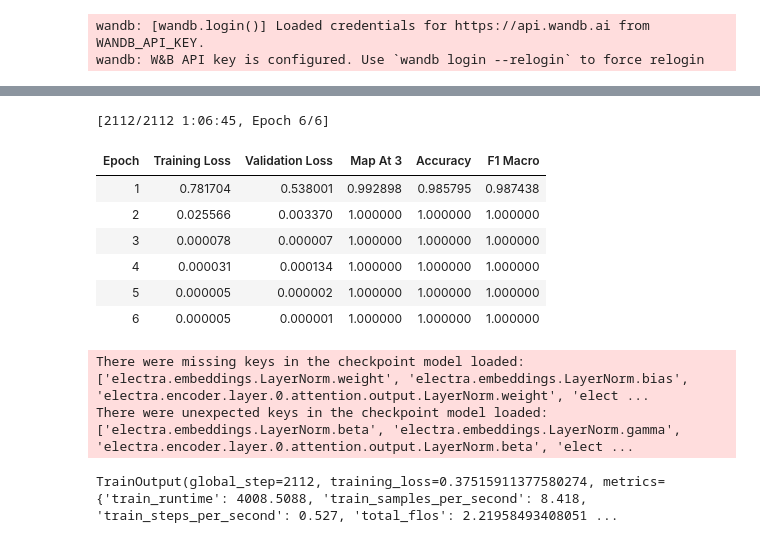
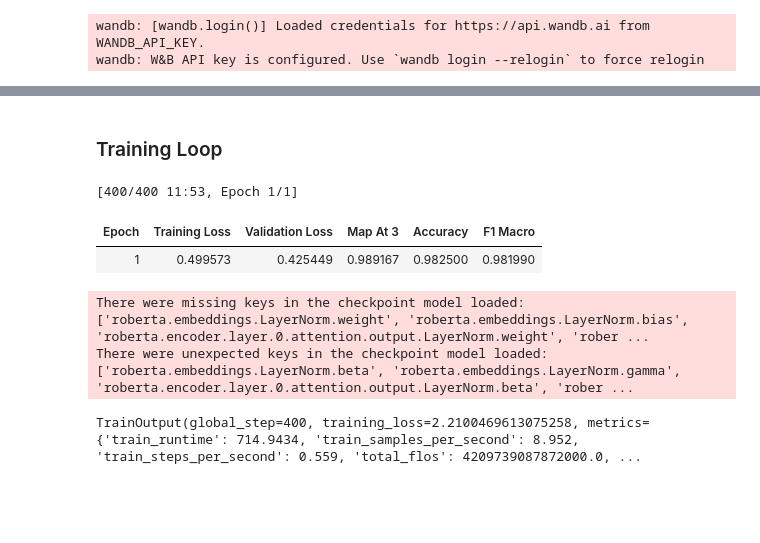
Before and after one commit to chay123-crypto/mcq-solver-transformers, a Jupyter notebook: DL-24f2002314-notebook-t22026.ipynb, the cells around one changed output, grey strips where cells are left out. Cells and saved outputs as stored; diff of their text form; code cells hidden in the pictures; blank space fills up the shorter version.

```diff
--- a/DL-24f2002314-notebook-t22026.ipynb
+++ b/DL-24f2002314-notebook-t22026.ipynb
@@ -479,10 +553,15 @@ print(w2v_val_map3)
+# %%
+label_map={"A": 0, "B": 1, "C": 2, "D": 3, "E": 4}
+
+y_train_idx=y_train.map(label_map).values if y_train.dtype=='object' else y_train.values
+y_val_idx=y_val.map(label_map).values if y_val.dtype=='object' else y_val.values
 # %%
 from torch.utils.data import TensorDataset,DataLoader
 from sklearn.preprocessing import StandardScaler
 
 ss=StandardScaler()
 
-x_train_t=torch.tensor(ss.fit_transform(np.concatenate((tfidf_train_scores,np.array(length_train_scores),w2v_train_scores,x_train_aug[['A_overlap','B_overlap','C_overlap','D_overlap','E_overlap']].values),axis=1)),dtype=torch.float32)
-x_val_t=torch.tensor(ss.transform(np.concatenate((tfidf_val_scores,np.array(length_val_scores),w2v_val_scores,x_val[['A_overlap','B_overlap','C_overlap','D_overlap','E_overlap']].values),axis=1)),dtype=torch.float32)
+x_train_t=torch.tensor(ss.fit_transform(np.concatenate((tfidf_train_scores,np.array(length_train_scores),w2v_train_scores,x_train[cols].values),axis=1)),dtype=torch.float32)
+x_val_t=torch.tensor(ss.transform(np.concatenate((tfidf_val_scores,np.array(length_val_scores),w2v_val_scores,x_val[cols].values),axis=1)),dtype=torch.float32)
 y_train_t=torch.tensor(y_train_idx,dtype=torch.long)
 y_val_t=torch.tensor(y_val_idx,dtype=torch.long)
@@ -495,7 +577,7 @@ train_loader=DataLoader(train_ds,batch_size=16,shuffle=True)
 import torch.nn as nn
 
 class MCQANN(nn.Module):
-    def __init__(self,input_dim=20,num_choices=5,hidden_dim=32):
+    def __init__(self,input_dim,num_choices=5,hidden_dim=32):
         super().__init__()
         self.net=nn.Sequential(
             nn.Linear(input_dim, hidden_dim),
@@ -514,7 +596,7 @@ class MCQANN(nn.Module):
     def forward(self,x):
         return self.net(x)
 
-model=MCQANN(input_dim=20)
+model=MCQANN(input_dim=x_train_t.shape[1])
 # %%
 wandb.init(project="24f2002314-t22026",name="MCQ-ANN-scaled",id="ann_version_scaled2",resume="allow")
 wandb.log({
@@ -574,13 +656,13 @@ for epoch in range(EPOCHS):
             val_map3=map_at_3(val_labels, y_val)
             avg_train_loss=total_loss/len(train_loader)
         print(f'Epoch :{epoch} - train loss : {avg_train_loss:.4f} val loss : {val_loss:.4f} val_acc={val_acc:.4f} val_map3={val_map3:.4f}')
-        """wandb.log({
+        wandb.log({
             "epoch": epoch,
             "train_loss": avg_train_loss,
             "val_loss": val_loss.item(),
             "val_acc": val_acc.item(),
             "val_map3": val_map3
-        })"""
+        })
 
     if val_map3>=best_val_map3+1e-4:
         best_val_loss=val_loss
@@ -741,19 +847,15 @@ processed_val2.set_format(type="torch",columns=["input_ids","attention_mask","la
+# %% [markdown]
+### Training Loop
 # %%
-train_args1=TrainingArguments(output_dir="./electra-base-mcq",learning_rate=4e-5,eval_strategy="epoch",gradient_checkpointing=False,save_strategy="epoch",num_train_epochs=6,warmup_steps=500,remove_unused_columns=False,max_grad_norm=1.0,
+train_args2=TrainingArguments(output_dir="./roberta-base-mcq",learning_rate=3e-5,eval_strategy="epoch",gradient_checkpointing=False,save_strategy="epoch",num_train_epochs=1,warmup_steps=500,remove_unused_columns=False,max_grad_norm=1.0,
                              fp16=False,weight_decay=0.01,logging_steps=10,metric_for_best_model="map_at_3",per_device_train_batch_size=8,per_device_eval_batch_size=8,load_best_model_at_end=True)
 
-
-trainer1=Trainer(model=model1,args=train_args1,train_dataset=processed_train1,eval_dataset=processed_val1,compute_metrics=compute_metrics)
-trainer1.train()
+trainer2=Trainer(model=model2,args=train_args2,train_dataset=processed_train2,eval_dataset=processed_val2,compute_metrics=compute_metrics)
+trainer2.train()
 # %% [output]
-[2112/2112 1:06:45, Epoch 6/6]
+[400/400 11:53, Epoch 1/1]
 | Epoch | Training Loss | Validation Loss | Map At 3 | Accuracy | F1 Macro |
-| 1 | 0.781704 | 0.538001 | 0.992898 | 0.985795 | 0.987438 |
-| 2 | 0.025566 | 0.003370 | 1.000000 | 1.000000 | 1.000000 |
-| 3 | 0.000078 | 0.000007 | 1.000000 | 1.000000 | 1.000000 |
-| 4 | 0.000031 | 0.000134 | 1.000000 | 1.000000 | 1.000000 |
-| 5 | 0.000005 | 0.000002 | 1.000000 | 1.000000 | 1.000000 |
-| 6 | 0.000005 | 0.000001 | 1.000000 | 1.000000 | 1.000000 |
+| 1 | 0.499573 | 0.425449 | 0.989167 | 0.982500 | 0.981990 |
-There were missing keys in the checkpoint model loaded: ['electra.embeddings.LayerNorm.weight', 'electra.embeddings.LayerNorm.bias', 'electra.encoder.layer.0.attention.output.LayerNorm.weight', 'elect ...
-There were unexpected keys in the checkpoint model loaded: ['electra.embeddings.LayerNorm.beta', 'electra.embeddings.LayerNorm.gamma', 'electra.encoder.layer.0.attention.output.LayerNorm.beta', 'elect ...
+There were missing keys in the checkpoint model loaded: ['roberta.embeddings.LayerNorm.weight', 'roberta.embeddings.LayerNorm.bias', 'roberta.encoder.layer.0.attention.output.LayerNorm.weight', 'rober ...
+There were unexpected keys in the checkpoint model loaded: ['roberta.embeddings.LayerNorm.beta', 'roberta.embeddings.LayerNorm.gamma', 'roberta.encoder.layer.0.attention.output.LayerNorm.beta', 'rober ...
-TrainOutput(global_step=2112, training_loss=0.37515911377580274, metrics={'train_runtime': 4008.5088, 'train_samples_per_second': 8.418, 'train_steps_per_second': 0.527, 'total_flos': 2.21958493408051 ...
+TrainOutput(global_step=400, training_loss=2.2100469613075258, metrics={'train_runtime': 714.9434, 'train_samples_per_second': 8.952, 'train_steps_per_second': 0.559, 'total_flos': 4209739087872000.0, ...
```
Also changed, not shown: parts of 77 cells of this notebook.
